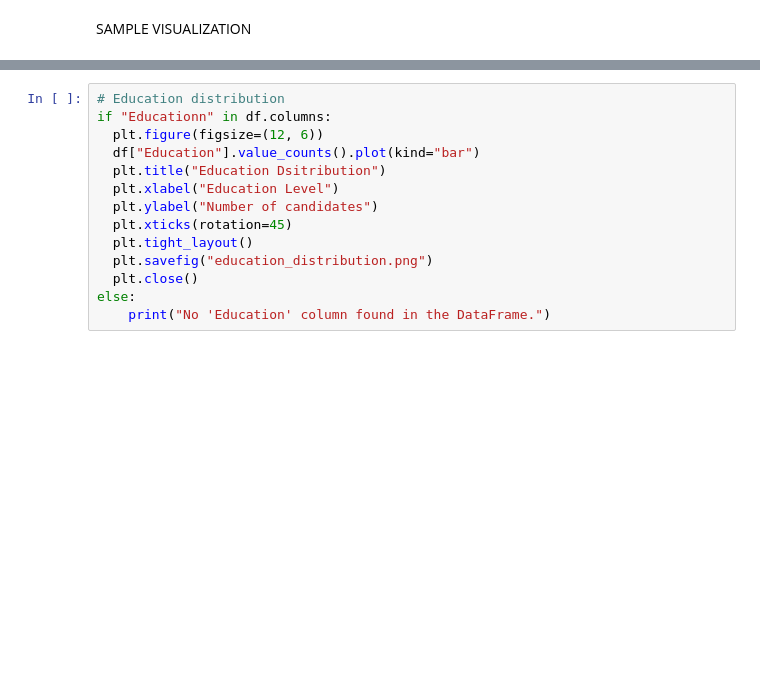
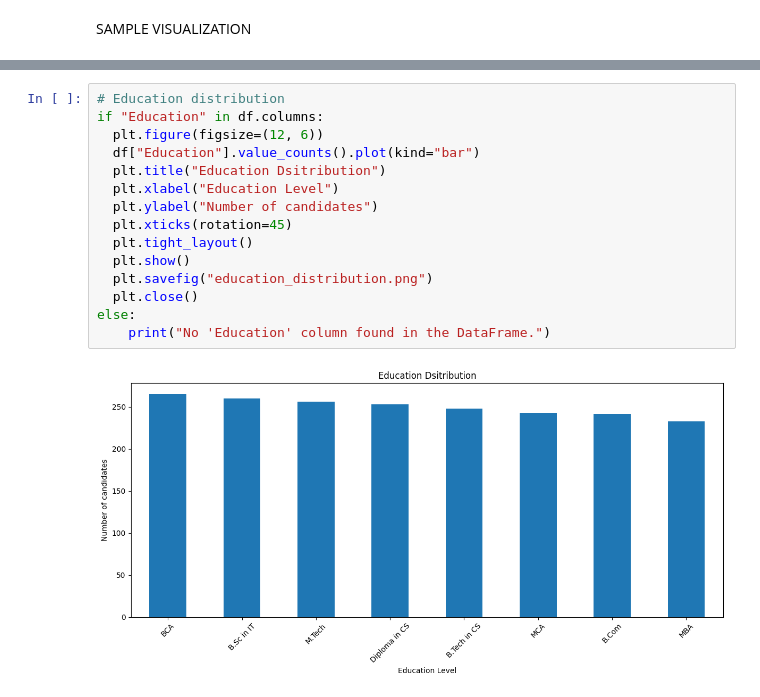
Before and after one commit to FarazTheAnalyst/Data-Scientist-Portfolio, a Jupyter notebook: Resume Screening with RAG + LLM Project /rag_resume_training.ipynb, the cells around one changed output, grey strips where cells are left out. Cells and saved outputs as stored; diff of their text form; blank space fills up the shorter version.

```diff
--- a/Resume Screening with RAG + LLM Project /rag_resume_training.ipynb
+++ b/Resume Screening with RAG + LLM Project /rag_resume_training.ipynb
@@ -383,14 +436,17 @@ else:
 # %%
 # Education distribution
-if "Educationn" in df.columns:
+if "Education" in df.columns:
   plt.figure(figsize=(12, 6))
   df["Education"].value_counts().plot(kind="bar")
   plt.title("Education Dsitribution")
   plt.xlabel("Education Level")
   plt.ylabel("Number of candidates")
   plt.xticks(rotation=45)
   plt.tight_layout()
+  plt.show()
   plt.savefig("education_distribution.png")
   plt.close()
 else:
     print("No 'Education' column found in the DataFrame.")
+# %% [output]
+[figure, added]
```
Also changed, not shown: parts of 9 cells of this notebook.
